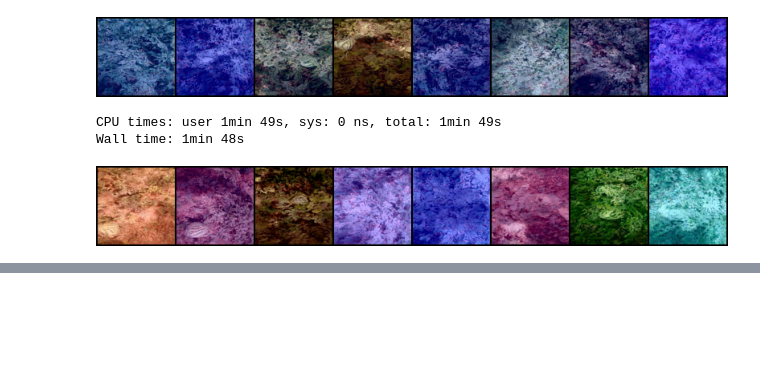
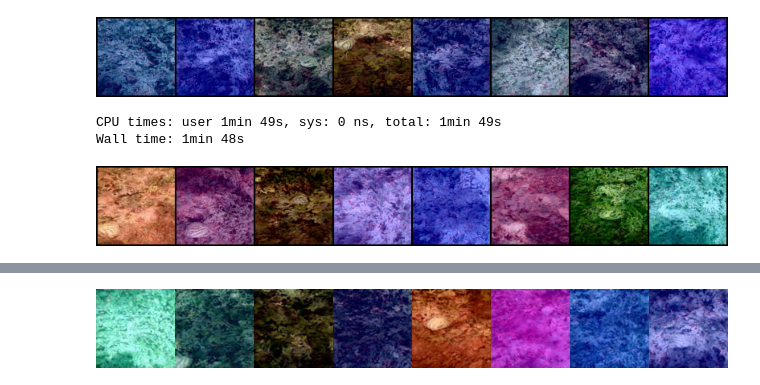
Before and after one commit to AlkaSaliss/diffuse-all-the-things, a Jupyter notebook: huggingface_course/unit1/diffusers-lib.ipynb, the cells around one changed output, grey strips where cells are left out. Saved outputs shown, nothing was run; the diff lists cells and outputs as text; code cells hidden in the pictures; blank space fills up the shorter version.

```diff
--- a/huggingface_course/unit1/diffusers-lib.ipynb
+++ b/huggingface_course/unit1/diffusers-lib.ipynb
@@ -274,3 +274,5 @@ Wall time: 1min 48s
 show_images(sample3)
 # %% [output]
 [figure]
+# %%
+pipeline = DDPMPipeline.from_pretrained("./models/pastai_baseline/")
@@ -276,0 +294,3 @@ show_images(sample3)
+# %%
+%%time
+images = pipeline(batch_size=8).images
@@ -276,0 +300,4 @@ show_images(sample3)
+# %%
+make_grid(images, 256)
+# %% [output]
+[figure, added]
```
Also changed, not shown: parts of 5 cells of this notebook, 1 other file.
